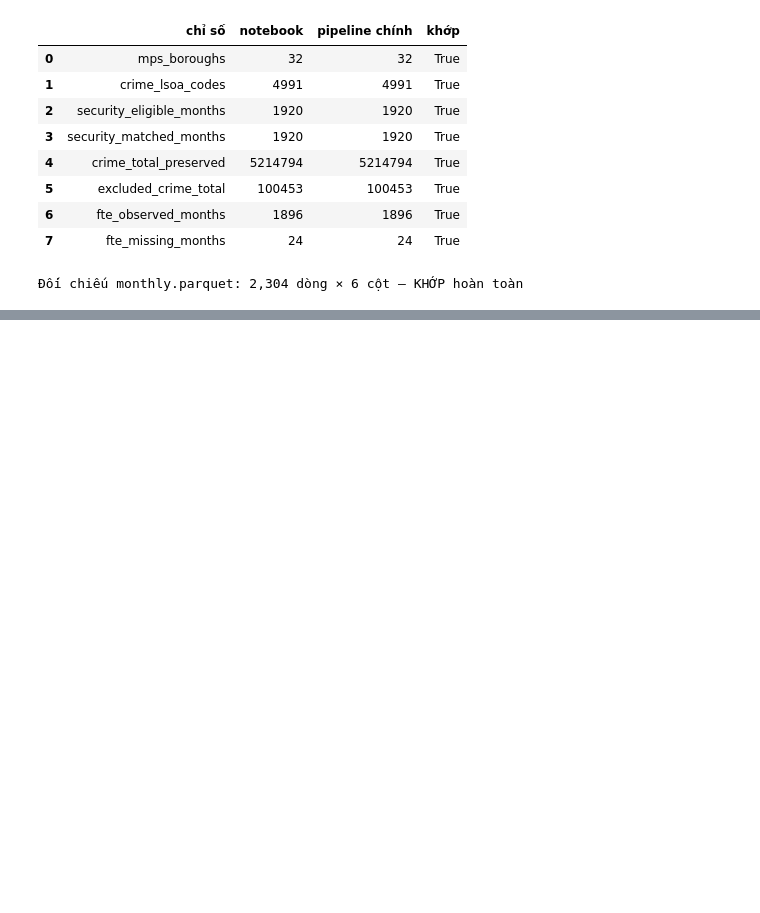
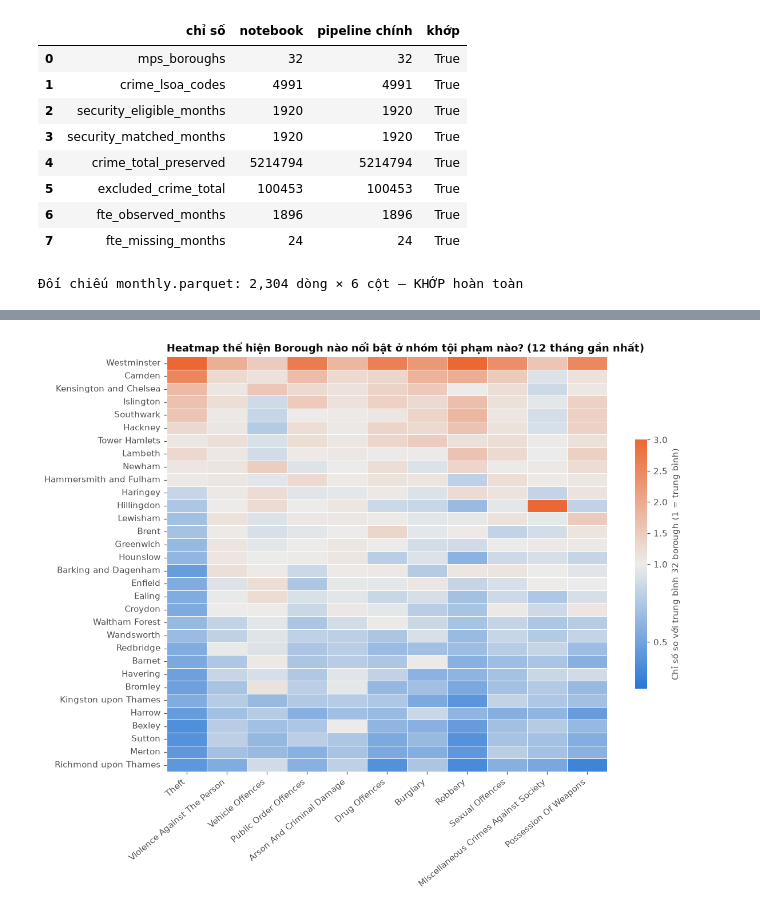
Before and after one commit to raphaelkzz/London-Crime-Visualization, a Jupyter notebook: notebooks/preprocess.ipynb, the cells around one changed output, grey strips where cells are left out. Cells and saved outputs as stored; diff of their text form; code cells hidden in the pictures; blank space fills up the shorter version.

```diff
--- a/notebooks/preprocess.ipynb
+++ b/notebooks/preprocess.ipynb
@@ -1033,0 +1002,21 @@ print(f"7. Mùa vụ        : tháng cao nhất (trung bình các năm) = tháng
+# %%
+g12 = (facts_borough[facts_borough.month.isin(last12)]
+       .groupby(['borough_name', 'crime_group']).crime_count.sum().unstack('crime_group'))
+pop = dim_borough.set_index('borough_name').population_2021
+rate12 = g12.drop(columns=MINOR, errors='ignore').div(pop, axis=0) * 1000   # bỏ nhóm gần như không có số liệu (NFIB Fraud, Fraud and Forgery)
+index = rate12 / rate12.mean()
+index = index.loc[rate12.sum(axis=1).sort_values(ascending=False).index,
+                  rate12.mean().sort_values(ascending=False).index]
+
+cmap = mcolors.LinearSegmentedColormap.from_list('div', [BLUE, '#ececea', ORANGE])
+norm = mcolors.TwoSlopeNorm(vcenter=1, vmin=0.2, vmax=3)
+fig, ax = plt.subplots(figsize=(11, 9))
+sns.heatmap(index, cmap=cmap, norm=norm, linewidths=.5, linecolor='white', ax=ax,
+            cbar_kws={'label': 'Chỉ số so với trung bình 32 borough (1 = trung bình)', 'shrink': .6})
+ax.set_xticklabels([s.title() for s in index.columns], rotation=40, ha='right')
+ax.set(title='Heatmap thể hiện Borough nào nổi bật ở nhóm tội phạm nào? (12 tháng gần nhất)', xlabel='', ylabel='')
+ax.grid(False)
+plt.tight_layout()
+plt.show()
+# %% [output]
+[figure, added]
```
Also changed, not shown: parts of 64 cells of this notebook.
